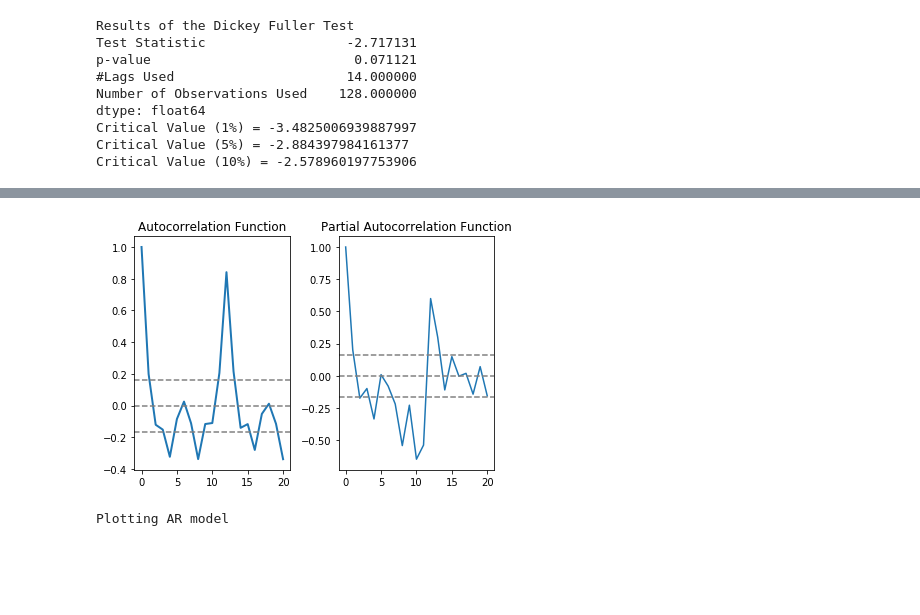
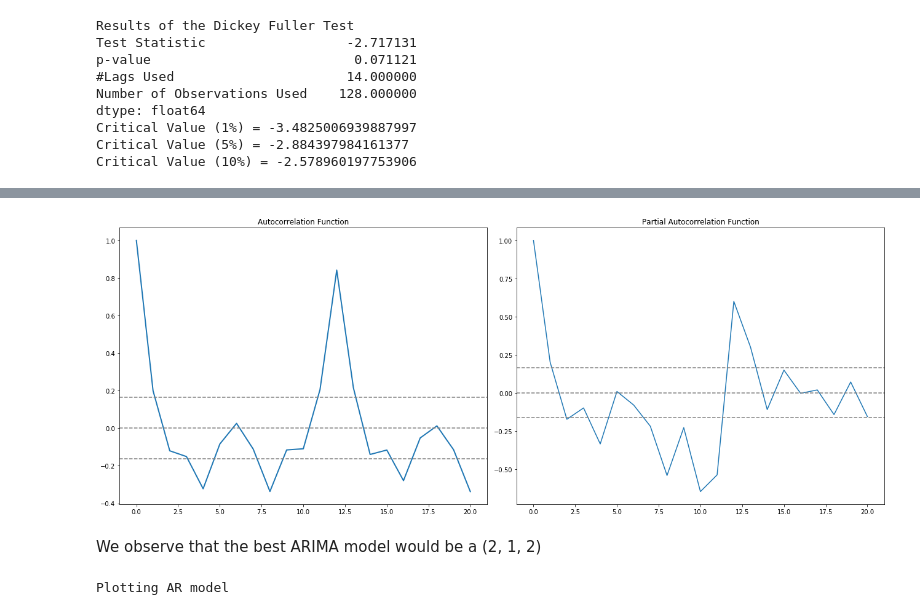
Before and after one commit to abefukasawa/reproducible_airpassengers, a Jupyter notebook: reproducible_analysis.ipynb, the cells around one changed output, grey strips where cells are left out. Cells and saved outputs as stored; diff of their text form; code cells hidden in the pictures; blank space fills up the shorter version.

```diff
--- a/reproducible_analysis.ipynb
+++ b/reproducible_analysis.ipynb
@@ -190,26 +179,29 @@ Critical Value (10%) = -2.5795685622144586
 # %%
 lag_acf = acf(dfLogDiffShift, nlags = 20)
 lag_pacf = pacf(dfLogDiffShift, nlags = 20, method= 'ols')
 
 #Plot ACF
+plt.figure(figsize=(18, 7))
 plt.subplot(121)
 plt.plot(lag_acf, linewidth = 2)
 plt.axhline(y = 0, linestyle = '--', color = 'gray')
 plt.axhline(y=-1.96/np.sqrt(len(dfLogDiffShift)), linestyle='--', color='gray')
 plt.axhline(y=1.96/np.sqrt(len(dfLogDiffShift)), linestyle='--', color='gray')
 plt.title('Autocorrelation Function')
 
 #Plot PACF
 plt.subplot(122)
 plt.plot(lag_pacf)
 plt.axhline(y=0, linestyle='--', color='gray')
 plt.axhline(y=-1.96/np.sqrt(len(dfLogDiffShift)), linestyle='--', color='gray')
 plt.axhline(y=1.96/np.sqrt(len(dfLogDiffShift)), linestyle='--', color='gray')
 plt.title('Partial Autocorrelation Function')
 
 plt.tight_layout()
 # %% [output]
-[figure, old version]
+[figure, new version]
+# %% [markdown]
+We observe that the best ARIMA model would be a (2, 1, 2)
 # %%
 model = ARIMA(df_log, order=(2,1,0))
 results_AR = model.fit(disp = -1)
```
Also changed, not shown: parts of 9 cells of this notebook.
